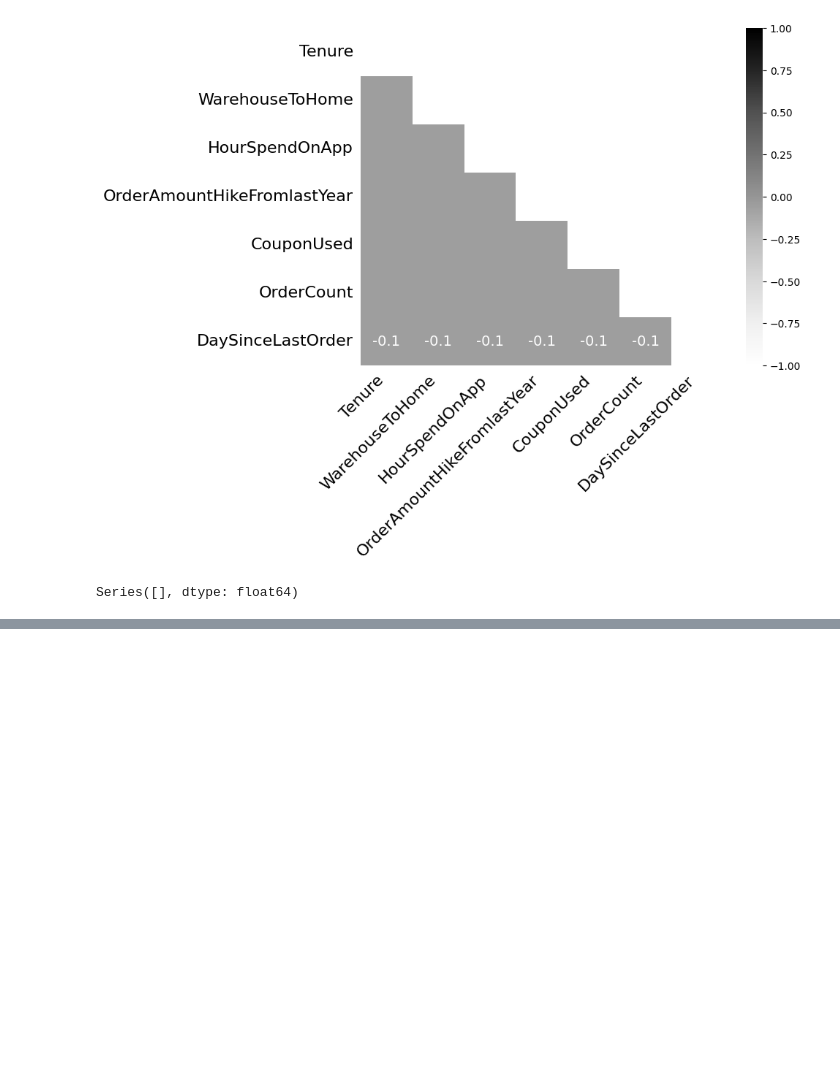
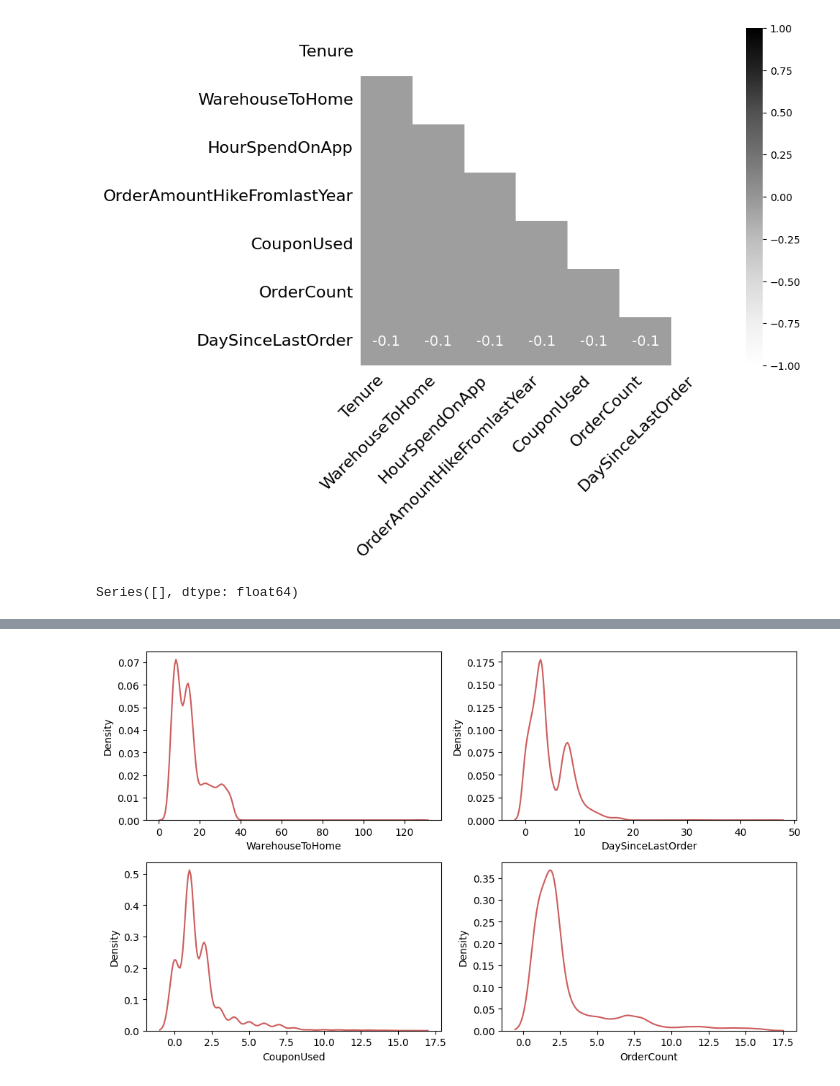
Before and after one commit to RaulSandj/E-Commerce-Churn-Analysis-and-Prediction, a Jupyter notebook: EcommAnalysis.ipynb, the cells around one changed output, grey strips where cells are left out. Drawn from its saved outputs; the diff is of its cells as text; code cells hidden in the pictures; blank space fills up the shorter version.

```diff
--- a/EcommAnalysis.ipynb
+++ b/EcommAnalysis.ipynb
@@ -371,0 +431,12 @@ Series([], dtype: float64)
+# %%
+# Distribution of data before scaling
+plt.figure(figsize=(10, 6))
+for i, col in enumerate(['WarehouseToHome', 'DaySinceLastOrder', 'CouponUsed', 'OrderCount']):
+    plt.subplot(2, 2, i+1)
+    sns.kdeplot(x=df[col], color='indianred')
+    plt.xlabel(col)
+    plt.tight_layout()
+
+plt.savefig('img/distribution.png')
+# %% [output]
+[figure, added]
```
Also changed, not shown: parts of 19 cells of this notebook.
